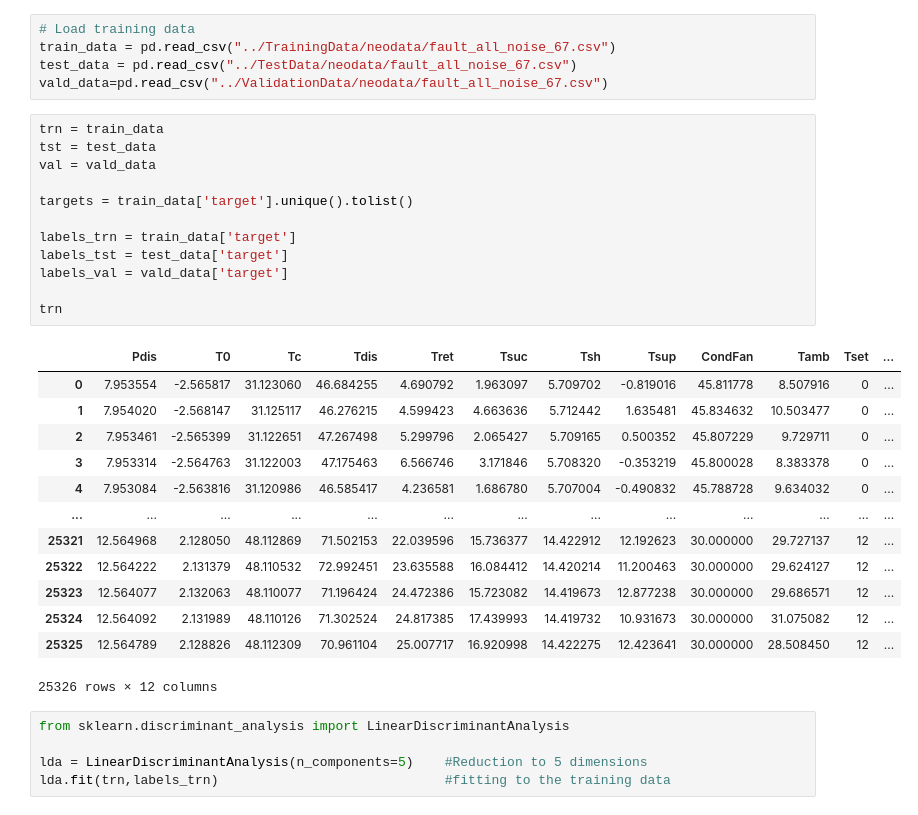
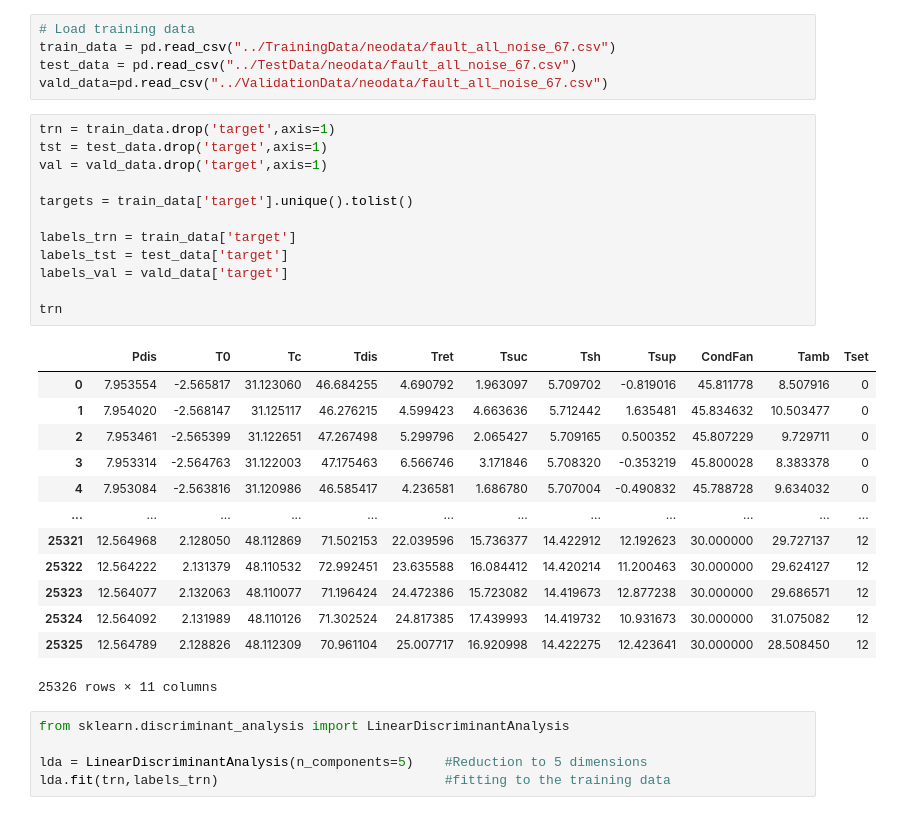
Before and after one commit to peterkrull/p7-ml-refrigeration-fault-detection, a Jupyter notebook: Python/LDA-class.ipynb, the cells around one changed output. Saved outputs shown, nothing was run; the diff lists cells and outputs as text.

```diff
--- a/Python/LDA-class.ipynb
+++ b/Python/LDA-class.ipynb
@@ -19,31 +19,31 @@ train_data = pd.read_csv("../TrainingData/neodata/fault_all_noise_67.csv")
 test_data = pd.read_csv("../TestData/neodata/fault_all_noise_67.csv")
 vald_data=pd.read_csv("../ValidationData/neodata/fault_all_noise_67.csv")
 # %%
-trn = train_data
-tst = test_data
-val = vald_data
+trn = train_data.drop('target',axis=1)
+tst = test_data.drop('target',axis=1)
+val = vald_data.drop('target',axis=1)
 
 targets = train_data['target'].unique().tolist()
 
 labels_trn = train_data['target']
 labels_tst = test_data['target']
 labels_val = vald_data['target']
 
 trn
 # %% [output]
-|  | Pdis | T0 | Tc | Tdis | Tret | Tsuc | Tsh | Tsup | CondFan | Tamb | Tset | ... |
-| 0 | 7.953554 | -2.565817 | 31.123060 | 46.684255 | 4.690792 | 1.963097 | 5.709702 | -0.819016 | 45.811778 | 8.507916 | 0 | ... |
-| 1 | 7.954020 | -2.568147 | 31.125117 | 46.276215 | 4.599423 | 4.663636 | 5.712442 | 1.635481 | 45.834632 | 10.503477 | 0 | ... |
-| 2 | 7.953461 | -2.565399 | 31.122651 | 47.267498 | 5.299796 | 2.065427 | 5.709165 | 0.500352 | 45.807229 | 9.729711 | 0 | ... |
-| 3 | 7.953314 | -2.564763 | 31.122003 | 47.175463 | 6.566746 | 3.171846 | 5.708320 | -0.353219 | 45.800028 | 8.383378 | 0 | ... |
-| 4 | 7.953084 | -2.563816 | 31.120986 | 46.585417 | 4.236581 | 1.686780 | 5.707004 | -0.490832 | 45.788728 | 9.634032 | 0 | ... |
-| ... | ... | ... | ... | ... | ... | ... | ... | ... | ... | ... | ... | ... |
-| 25321 | 12.564968 | 2.128050 | 48.112869 | 71.502153 | 22.039596 | 15.736377 | 14.422912 | 12.192623 | 30.000000 | 29.727137 | 12 | ... |
-| 25322 | 12.564222 | 2.131379 | 48.110532 | 72.992451 | 23.635588 | 16.084412 | 14.420214 | 11.200463 | 30.000000 | 29.624127 | 12 | ... |
-| 25323 | 12.564077 | 2.132063 | 48.110077 | 71.196424 | 24.472386 | 15.723082 | 14.419673 | 12.877238 | 30.000000 | 29.686571 | 12 | ... |
-| 25324 | 12.564092 | 2.131989 | 48.110126 | 71.302524 | 24.817385 | 17.439993 | 14.419732 | 10.931673 | 30.000000 | 31.075082 | 12 | ... |
-| 25325 | 12.564789 | 2.128826 | 48.112309 | 70.961104 | 25.007717 | 16.920998 | 14.422275 | 12.423641 | 30.000000 | 28.508450 | 12 | ... |
+|  | Pdis | T0 | Tc | Tdis | Tret | Tsuc | Tsh | Tsup | CondFan | Tamb | Tset |
+| 0 | 7.953554 | -2.565817 | 31.123060 | 46.684255 | 4.690792 | 1.963097 | 5.709702 | -0.819016 | 45.811778 | 8.507916 | 0 |
+| 1 | 7.954020 | -2.568147 | 31.125117 | 46.276215 | 4.599423 | 4.663636 | 5.712442 | 1.635481 | 45.834632 | 10.503477 | 0 |
+| 2 | 7.953461 | -2.565399 | 31.122651 | 47.267498 | 5.299796 | 2.065427 | 5.709165 | 0.500352 | 45.807229 | 9.729711 | 0 |
+| 3 | 7.953314 | -2.564763 | 31.122003 | 47.175463 | 6.566746 | 3.171846 | 5.708320 | -0.353219 | 45.800028 | 8.383378 | 0 |
+| 4 | 7.953084 | -2.563816 | 31.120986 | 46.585417 | 4.236581 | 1.686780 | 5.707004 | -0.490832 | 45.788728 | 9.634032 | 0 |
+| ... | ... | ... | ... | ... | ... | ... | ... | ... | ... | ... | ... |
+| 25321 | 12.564968 | 2.128050 | 48.112869 | 71.502153 | 22.039596 | 15.736377 | 14.422912 | 12.192623 | 30.000000 | 29.727137 | 12 |
+| 25322 | 12.564222 | 2.131379 | 48.110532 | 72.992451 | 23.635588 | 16.084412 | 14.420214 | 11.200463 | 30.000000 | 29.624127 | 12 |
+| 25323 | 12.564077 | 2.132063 | 48.110077 | 71.196424 | 24.472386 | 15.723082 | 14.419673 | 12.877238 | 30.000000 | 29.686571 | 12 |
+| 25324 | 12.564092 | 2.131989 | 48.110126 | 71.302524 | 24.817385 | 17.439993 | 14.419732 | 10.931673 | 30.000000 | 31.075082 | 12 |
+| 25325 | 12.564789 | 2.128826 | 48.112309 | 70.961104 | 25.007717 | 16.920998 | 14.422275 | 12.423641 | 30.000000 | 28.508450 | 12 |
-25326 rows × 12 columns
+25326 rows × 11 columns
 # %%
 from sklearn.discriminant_analysis import LinearDiscriminantAnalysis
 
```
Also changed, not shown: parts of 6 cells of this notebook.
